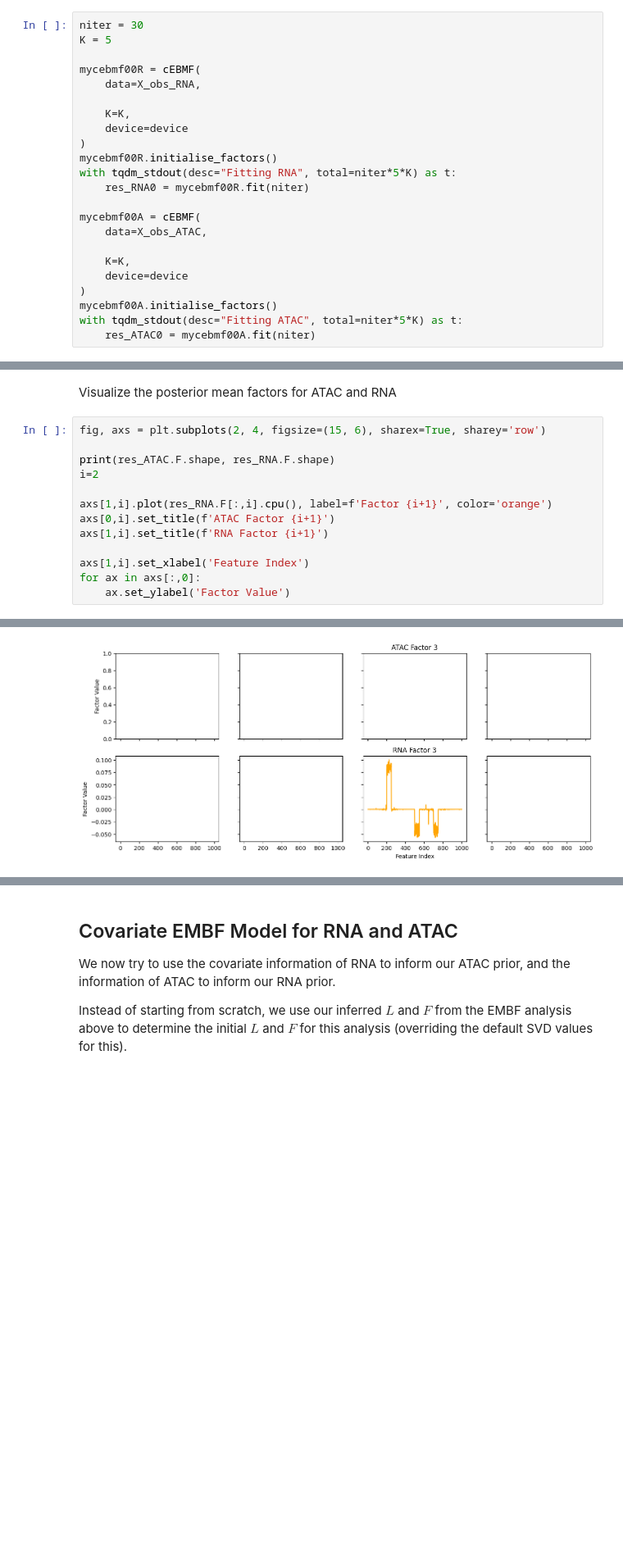
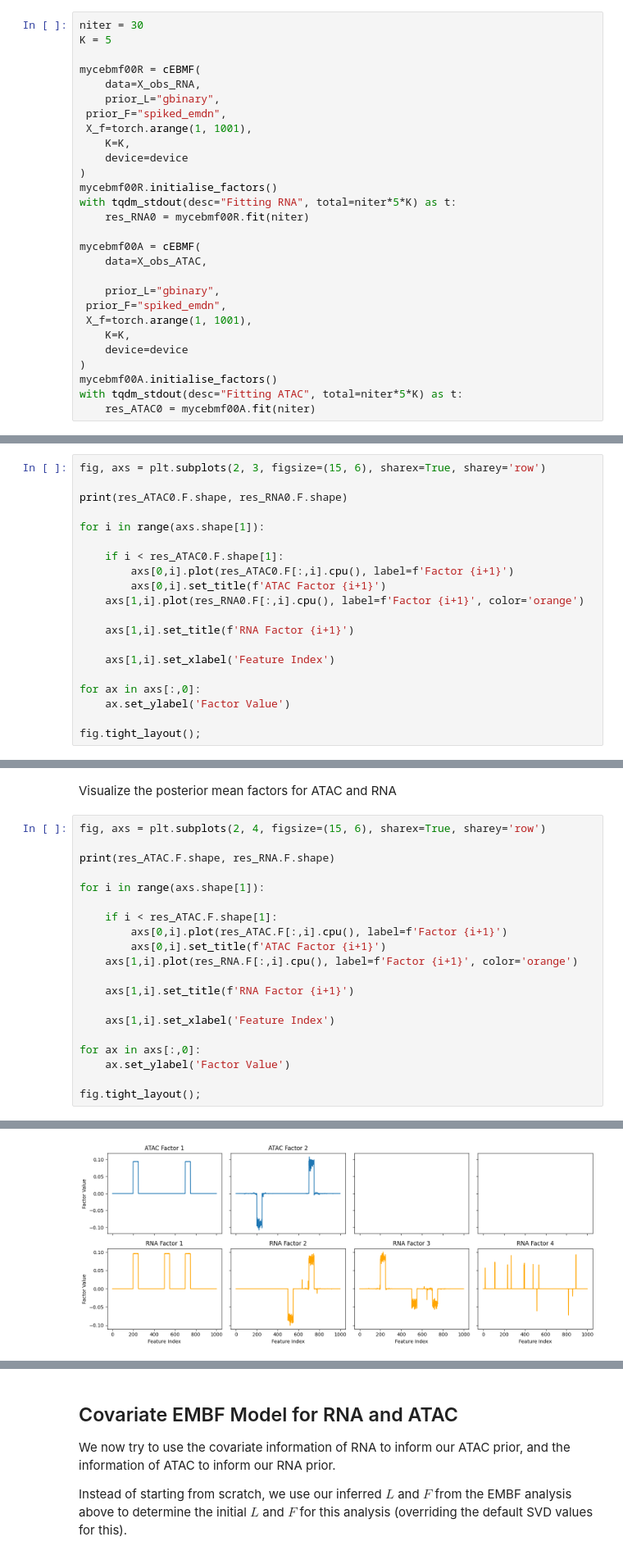
Before and after one commit to william-denault/cebmf_torch, a Jupyter notebook: examples/model_RNA_ATAC.ipynb, the cells around one changed output, grey strips where cells are left out. Shown at 82% size. Cells and saved outputs as stored; diff of their text form; blank space fills up the shorter version.

```diff
--- a/examples/model_RNA_ATAC.ipynb
+++ b/examples/model_RNA_ATAC.ipynb
@@ -219,7 +219,9 @@ K = 5
 
 mycebmf00R = cEBMF(
     data=X_obs_RNA,
-
+    prior_L="gbinary",
+ prior_F="spiked_emdn",
+ X_f=torch.arange(1, 1001),
     K=K,
     device=device
 )
@@ -230,6 +232,9 @@ with tqdm_stdout(desc="Fitting RNA", total=niter*5*K) as t:
 mycebmf00A = cEBMF(
     data=X_obs_ATAC,
 
+    prior_L="gbinary",
+ prior_F="spiked_emdn",
+ X_f=torch.arange(1, 1001),
     K=K,
     device=device
 )
@@ -272,0 +257,20 @@ torch.Size([1000, 5]) torch.Size([1000, 5])
+# %%
+fig, axs = plt.subplots(2, 3, figsize=(15, 6), sharex=True, sharey='row')
+
+print(res_ATAC0.F.shape, res_RNA0.F.shape)
+
+for i in range(axs.shape[1]):
+
+    if i < res_ATAC0.F.shape[1]:
+        axs[0,i].plot(res_ATAC0.F[:,i].cpu(), label=f'Factor {i+1}')
+        axs[0,i].set_title(f'ATAC Factor {i+1}')
+    axs[1,i].plot(res_RNA0.F[:,i].cpu(), label=f'Factor {i+1}', color='orange')
+
+    axs[1,i].set_title(f'RNA Factor {i+1}')
+
+    axs[1,i].set_xlabel('Feature Index')
+
+for ax in axs[:,0]:
+    ax.set_ylabel('Factor Value')
+
+fig.tight_layout();
@@ -338,16 +355,23 @@ Visualize the posterior mean factors for ATAC and RNA
 # %%
 fig, axs = plt.subplots(2, 4, figsize=(15, 6), sharex=True, sharey='row')
 
 print(res_ATAC.F.shape, res_RNA.F.shape)
-i=2
 
-axs[1,i].plot(res_RNA.F[:,i].cpu(), label=f'Factor {i+1}', color='orange')
-axs[0,i].set_title(f'ATAC Factor {i+1}')
-axs[1,i].set_title(f'RNA Factor {i+1}')
+for i in range(axs.shape[1]):
 
-axs[1,i].set_xlabel('Feature Index')
+    if i < res_ATAC.F.shape[1]:
+        axs[0,i].plot(res_ATAC.F[:,i].cpu(), label=f'Factor {i+1}')
+        axs[0,i].set_title(f'ATAC Factor {i+1}')
+    axs[1,i].plot(res_RNA.F[:,i].cpu(), label=f'Factor {i+1}', color='orange')
+
+    axs[1,i].set_title(f'RNA Factor {i+1}')
+
+    axs[1,i].set_xlabel('Feature Index')
+
 for ax in axs[:,0]:
     ax.set_ylabel('Factor Value')
+
+fig.tight_layout();
 # %% [output]
 torch.Size([1000, 2]) torch.Size([1000, 4])
-[figure, old version]
+[figure, new version]
```
Also changed, not shown: parts of 19 cells of this notebook, 1 other file.
